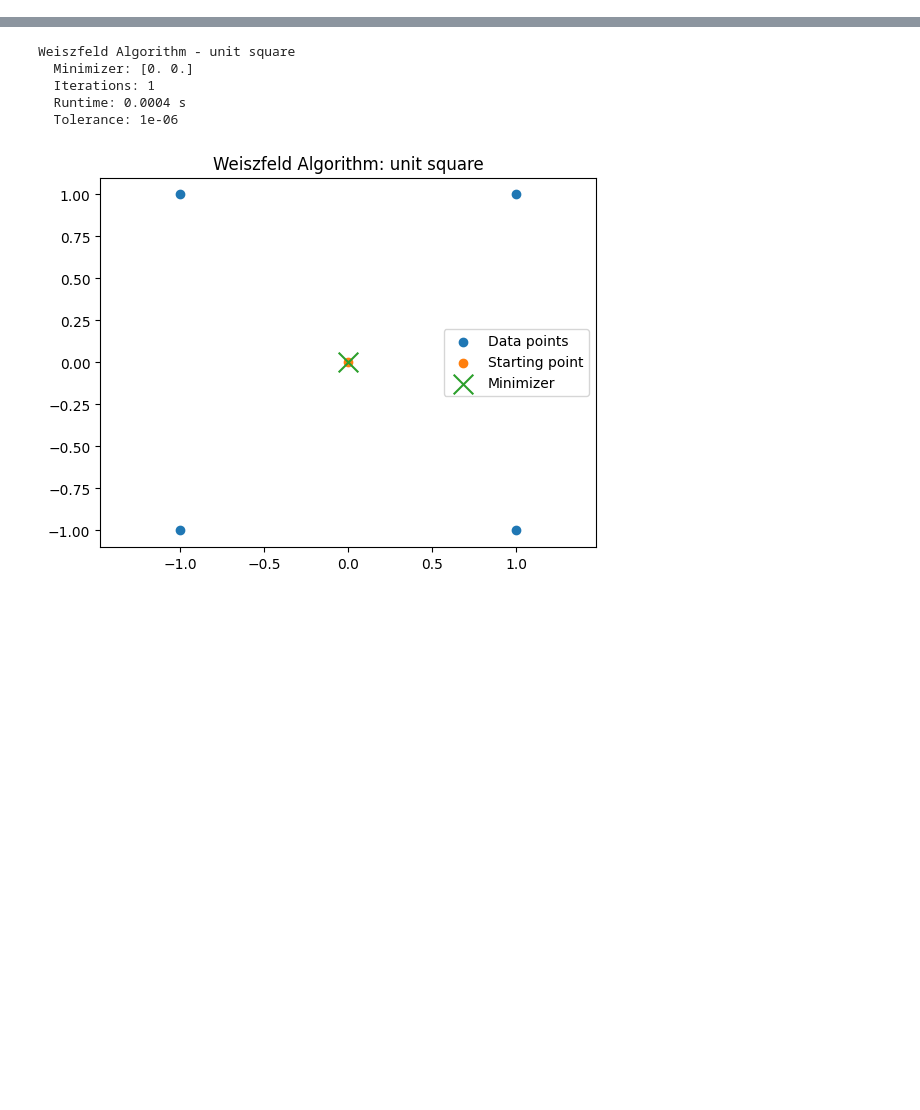
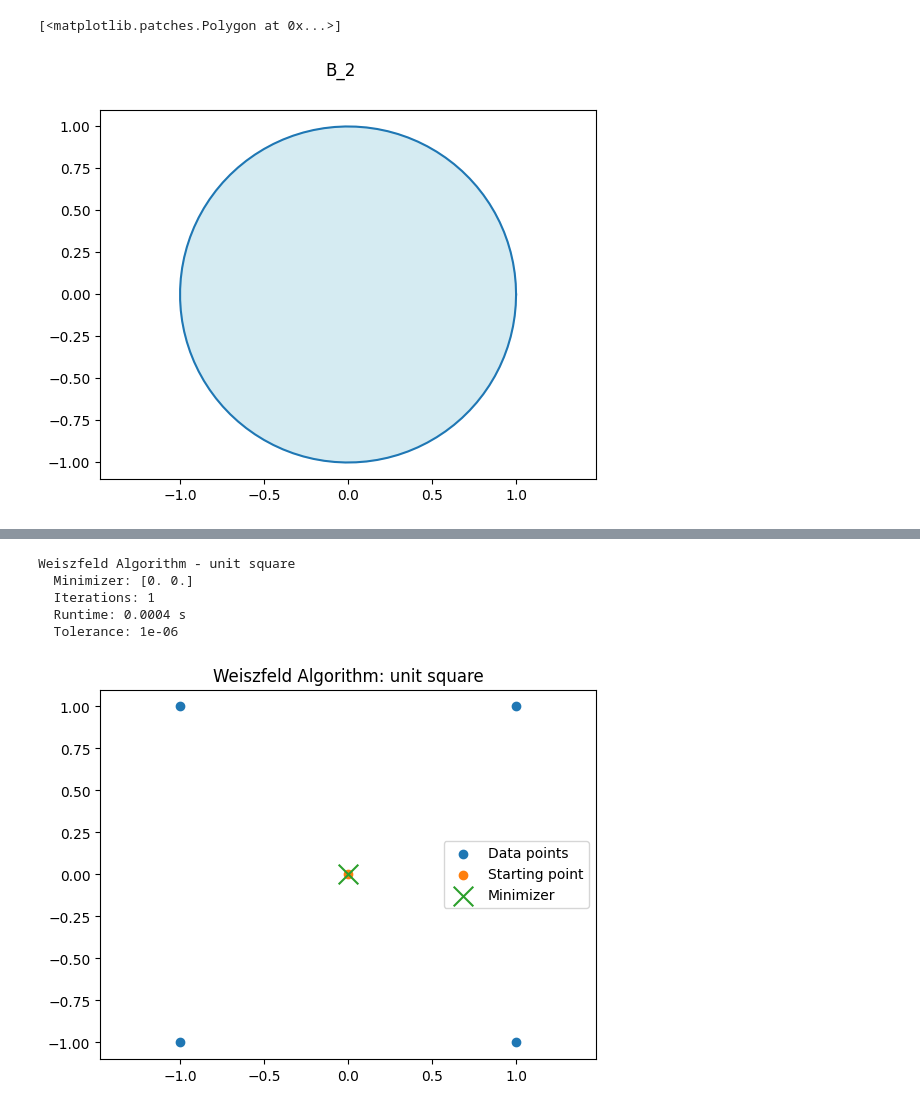
Before and after one commit to sauletrep/Location_Analysis, a Jupyter notebook: optimering_project.ipynb, the cells around one changed output, grey strips where cells are left out. Drawn from its saved outputs; the diff is of its cells as text; code cells hidden in the pictures; blank space fills up the shorter version.

```diff
--- a/optimering_project.ipynb
+++ b/optimering_project.ipynb
@@ -242,0 +48,13 @@ def geometric_median_gradient(points, weights, x0=None, tol=tolerance, max_iter=
+# %%
+# B_2
+tetha_value_c = np.linspace(0,2*np.pi,100)
+cos_values = np.cos(tetha_value_c)
+sin_values = np.sin(tetha_value_c)
+plt.axis("equal")
+plt.suptitle('B_2')
+
+plt.plot(cos_values,sin_values)
+plt.fill(cos_values, sin_values, color="lightblue", alpha=0.5)
+# %% [output]
+[<matplotlib.patches.Polygon at 0x...>]
+[figure, added]
```
Also changed, not shown: parts of 6 cells of this notebook.
